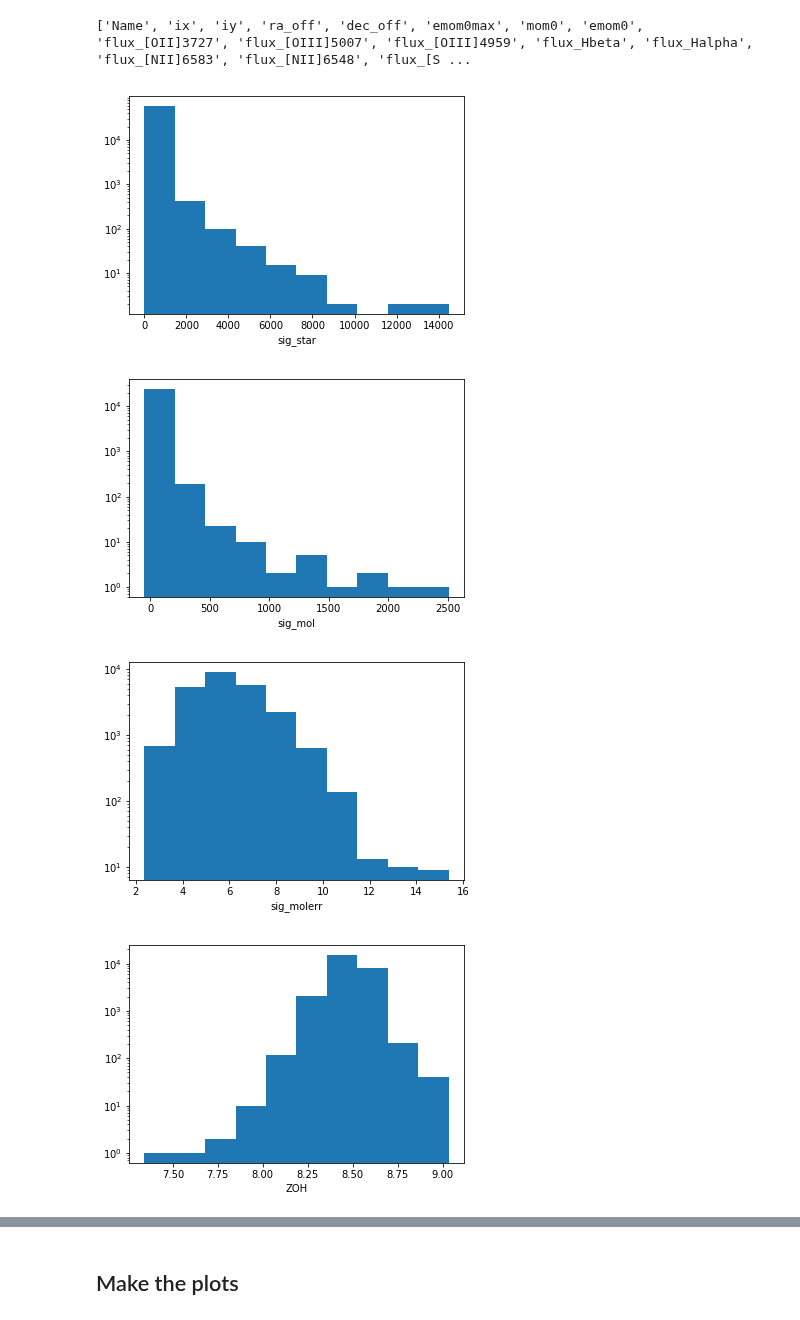
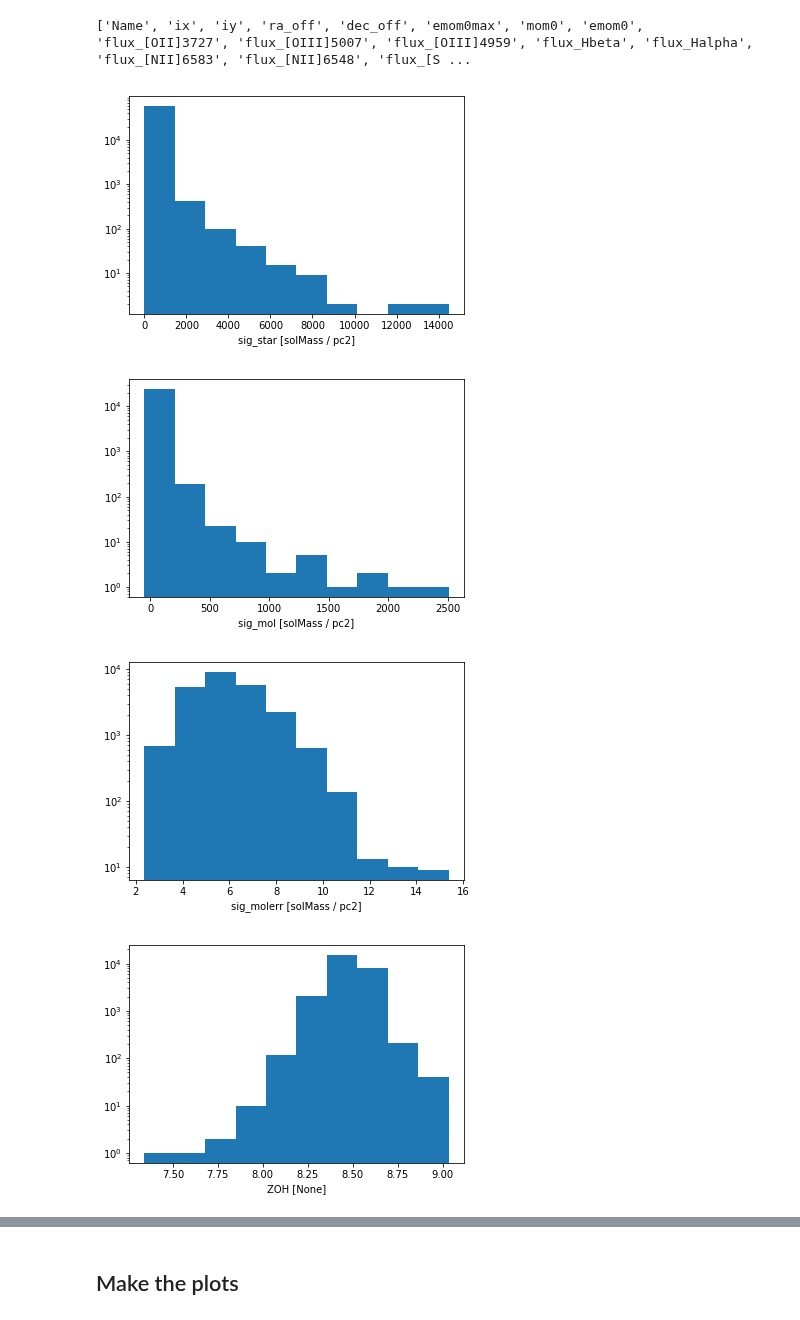
Before and after one commit to tonywong94/edge_pydb, a Jupyter notebook: demo_notebk/H2_vs_stars.ipynb, the cells around one changed output, grey strips where cells are left out. Drawn from its saved outputs; the diff is of its cells as text; code cells hidden in the pictures.

```diff
--- a/demo_notebk/H2_vs_stars.ipynb
+++ b/demo_notebk/H2_vs_stars.ipynb
@@ -14,3 +15,12 @@ params = {'mathtext.default': 'regular'}
 plt.rcParams.update(params)
 # %% [markdown]
 ## Read the observational values
+# %%
+if os.path.exists('../img_califa/edge.pipe3d.hdf5'):
+    print('Working on full EDGE database')
+    hafile = '../img_califa/edge.pipe3d.hdf5'
+    cofile = '../img_comom/edge.comom_smo7.hdf5'
+else:
+    print('Working on NGC 4047 data')
+    hafile = '../img_califa/NGC4047.pipe3d.hdf5'
+    cofile = '../img_comom/NGC4047.comom_smo7.hdf5'
@@ -71,12 +81,12 @@ print(alltab.colnames)
 # %%
 for column in ['sig_star', 'sig_mol', 'sig_molerr', 'ZOH', 'rr25']:
     not_nan = (~np.isnan(alltab[column]))
-    plt.hist(alltab[column][not_nan],log=True,label=column)
-    plt.xlabel(column)
+    plt.hist(alltab[column][not_nan],log=True)
+    plt.xlabel(column+' ['+str(alltab[column].unit)+']')
     plt.show()
     plt.close()
 # %% [output]
-[figure, old version]
+[figure, new version]
-[figure, old version]
+[figure, new version]
-[figure, old version]
+[figure, new version]
-[figure, old version]
+[figure, new version]
```
Also changed, not shown: parts of 5 cells of this notebook, 6 other files.
